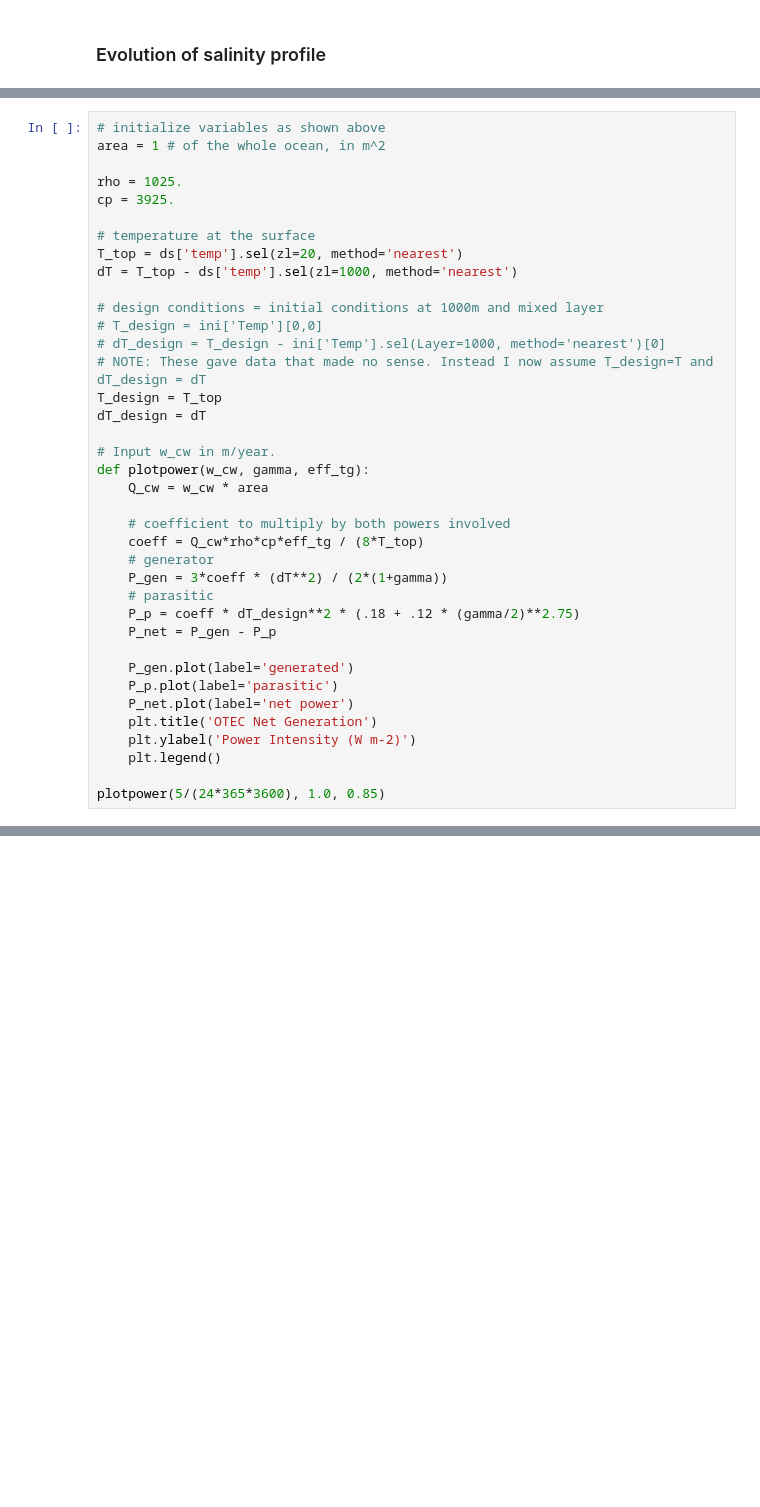
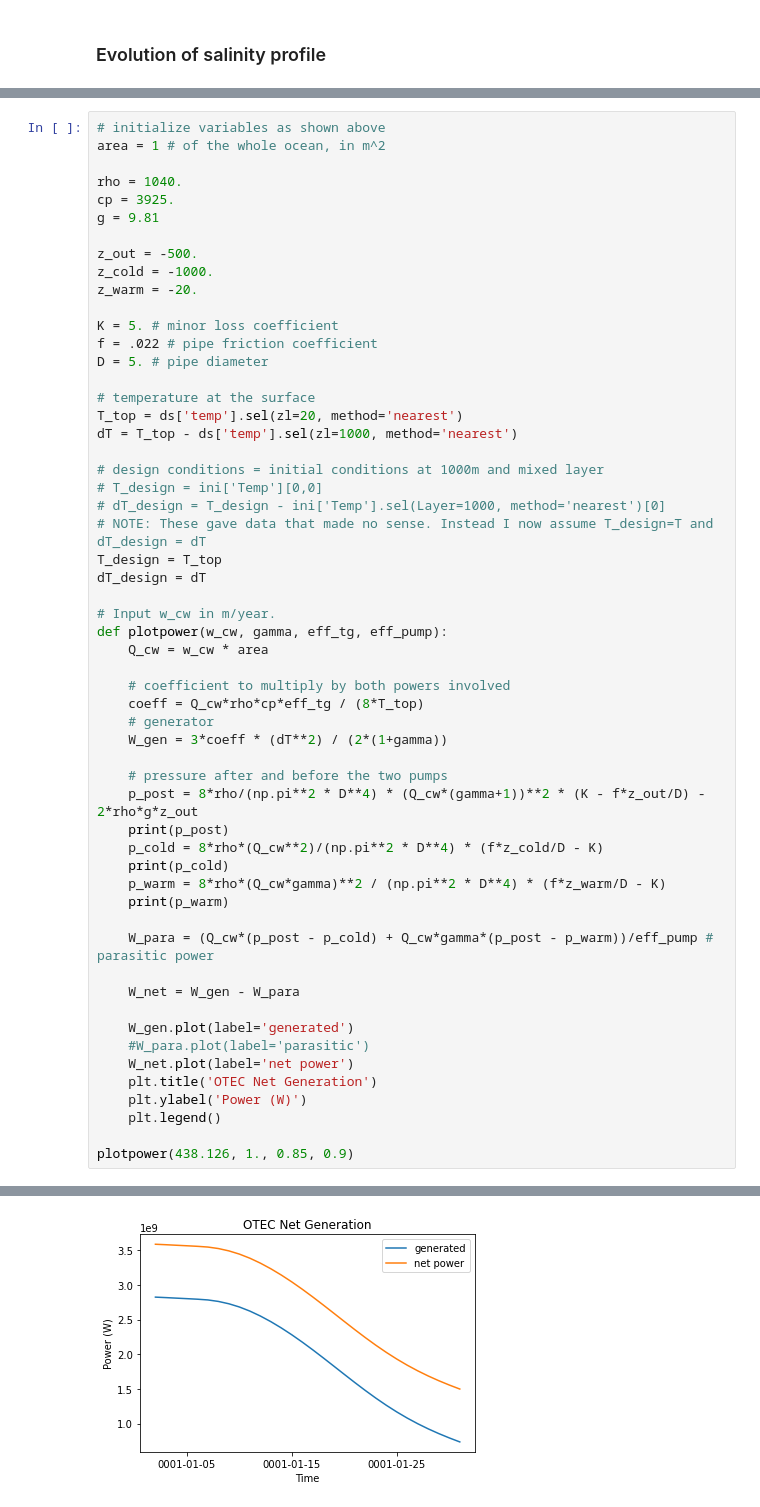
Before and after one commit to fdf2002/MOM6-examples, a Jupyter notebook: ocean_only/otec1d/testing_with_otec.ipynb, the cells around one changed output, grey strips where cells are left out. Saved outputs shown, nothing was run; the diff lists cells and outputs as text; blank space fills up the shorter version.

Commit message:
An attempt at power calculation

```diff
--- a/ocean_only/otec1d/testing_with_otec.ipynb
+++ b/ocean_only/otec1d/testing_with_otec.ipynb
@@ -102,8 +124,17 @@ $$ \dot W = \dot W_c + \dot W_w
 # initialize variables as shown above
 area = 1 # of the whole ocean, in m^2
 
-rho = 1025.
+rho = 1040.
 cp = 3925.
+g = 9.81
+
+z_out = -500.
+z_cold = -1000.
+z_warm = -20.
+
+K = 5. # minor loss coefficient
+f = .022 # pipe friction coefficient
+D = 5. # pipe diameter
 
 # temperature at the surface
 T_top = ds['temp'].sel(zl=20, method='nearest')
@@ -117,22 +148,32 @@ T_design = T_top
 dT_design = dT
 
 # Input w_cw in m/year.
-def plotpower(w_cw, gamma, eff_tg):
+def plotpower(w_cw, gamma, eff_tg, eff_pump):
     Q_cw = w_cw * area
 
     # coefficient to multiply by both powers involved
     coeff = Q_cw*rho*cp*eff_tg / (8*T_top)
     # generator
-    P_gen = 3*coeff * (dT**2) / (2*(1+gamma))
-    # parasitic
-    P_p = coeff * dT_design**2 * (.18 + .12 * (gamma/2)**2.75)
-    P_net = P_gen - P_p
+    W_gen = 3*coeff * (dT**2) / (2*(1+gamma))
 
-    P_gen.plot(label='generated')
-    P_p.plot(label='parasitic')
-    P_net.plot(label='net power')
+    # pressure after and before the two pumps
+    p_post = 8*rho/(np.pi**2 * D**4) * (Q_cw*(gamma+1))**2 * (K - f*z_out/D) - 2*rho*g*z_out
+    print(p_post)
+    p_cold = 8*rho*(Q_cw**2)/(np.pi**2 * D**4) * (f*z_cold/D - K)
+    print(p_cold)
+    p_warm = 8*rho*(Q_cw*gamma)**2 / (np.pi**2 * D**4) * (f*z_warm/D - K)
+    print(p_warm)
+
+    W_para = (Q_cw*(p_post - p_cold) + Q_cw*gamma*(p_post - p_warm))/eff_pump # parasitic power
+
+    W_net = W_gen - W_para
+
+    W_gen.plot(label='generated')
+    #W_para.plot(label='parasitic')
+    W_net.plot(label='net power')
     plt.title('OTEC Net Generation')
-    plt.ylabel('Power Intensity (W m-2)')
+    plt.ylabel('Power (W)')
     plt.legend()
 
-plotpower(5/(24*365*3600), 1.0, 0.85)
+plotpower(438.126, 1., 0.85, 0.9)
+# %% [output]
@@ -138,0 +183 @@ plotpower(5/(24*365*3600), 1.0, 0.85)
+[figure, added]
```
Also changed, not shown: parts of 8 cells of this notebook.
